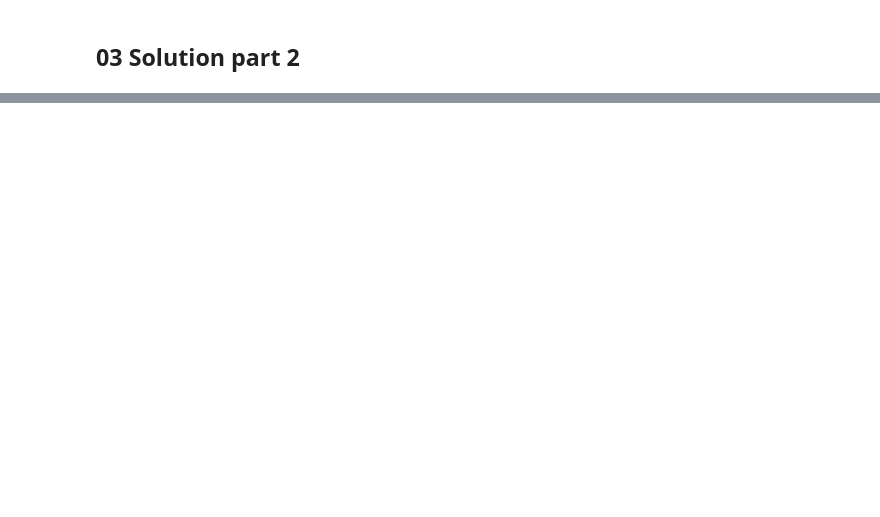
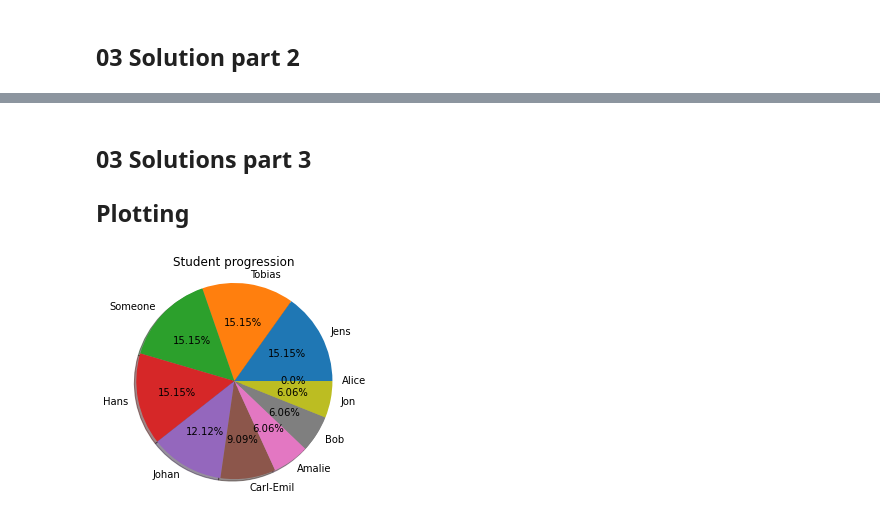
Before and after one commit to tobias-z/4-sem-python, a Jupyter notebook: Week_3.ipynb, the cells around one changed output, grey strips where cells are left out. Saved outputs shown, nothing was run; the diff lists cells and outputs as text; code cells hidden in the pictures; blank space fills up the shorter version.

```diff
--- a/Week_3.ipynb
+++ b/Week_3.ipynb
@@ -117,0 +118,3 @@ print(read_csv("files/closest_students.csv"))
+# %% [markdown]
+## 03 Solutions part 3
+## Plotting
@@ -117,0 +125,15 @@ print(read_csv("files/closest_students.csv"))
+# %%
+# 3.0
+def create_pie_chart_from_students(students: List[Student]):
+    _, ax1 = plot.subplots()
+    values = dict((s.name, s.get_progression()) for s in students)
+    ax1.pie(list(values.values()), labels=list(values.keys()), shadow=True,
+        autopct=lambda s: f"{round(s, 2)}%"
+    )
+    plot.autoscale(True)
+    plot.title("Student progression")
+    plot.show()
+
+create_pie_chart_from_students(students)
+# %% [output]
+[figure, added]
```
Also changed, not shown: parts of 8 cells of this notebook, 4 other files.
